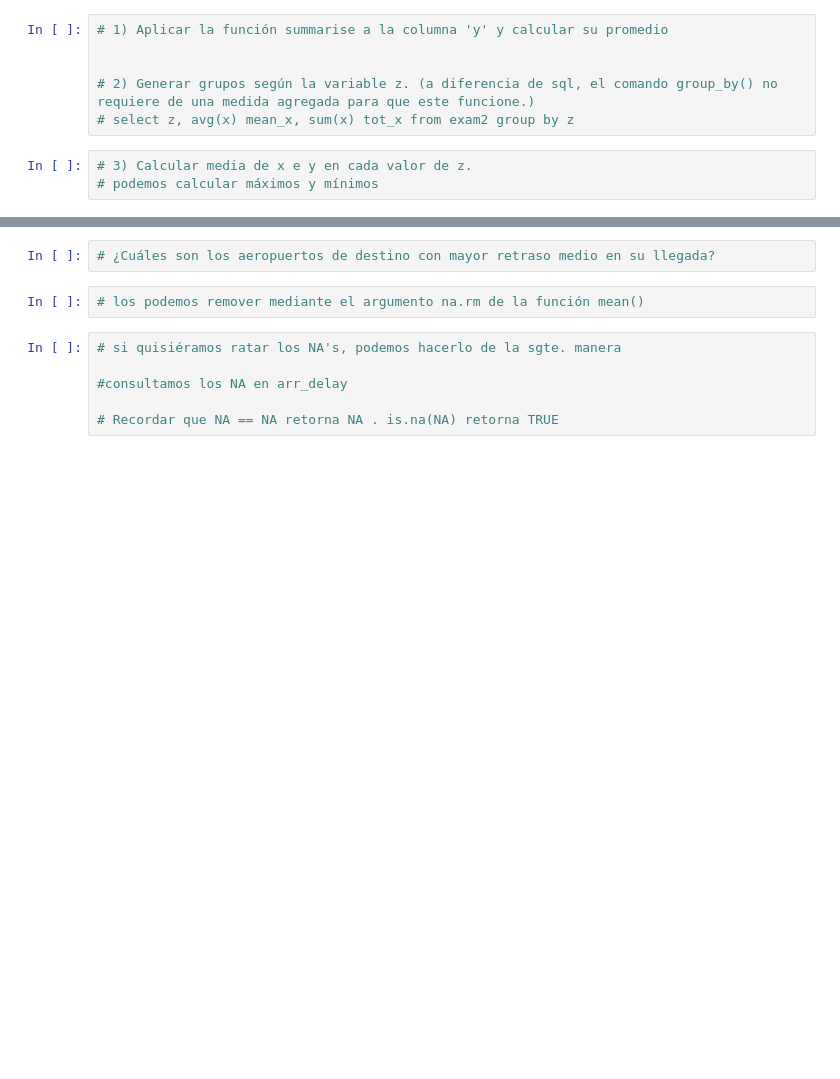
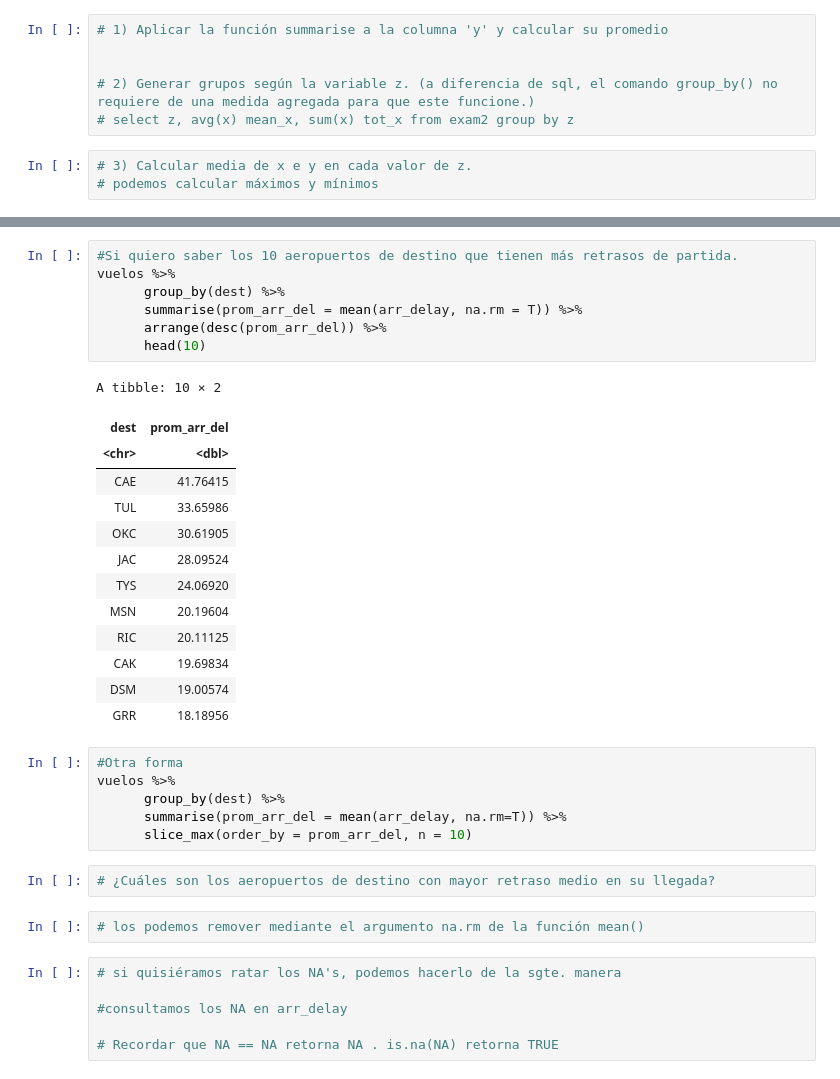
Before and after one commit to avineses/PUC_DBDC, a Jupyter notebook: Clase3/Clase3_01_manipulacion_de_tablas_I.ipynb, the cells around one changed output, grey strips where cells are left out. Cells and saved outputs as stored; diff of their text form; blank space fills up the shorter version.

```diff
--- a/Clase3/Clase3_01_manipulacion_de_tablas_I.ipynb
+++ b/Clase3/Clase3_01_manipulacion_de_tablas_I.ipynb
@@ -626,3 +728,30 @@ exam2
+# %%
+#Si quiero saber los 10 aeropuertos de destino que tienen más retrasos de partida.
+vuelos %>%
+      group_by(dest) %>%
+      summarise(prom_arr_del = mean(arr_delay, na.rm = T)) %>%
+      arrange(desc(prom_arr_del)) %>%
+      head(10)
+# %% [output]
+A tibble: 10 × 2
+| dest | prom_arr_del |
+| <chr> | <dbl> |
+| CAE | 41.76415 |
+| TUL | 33.65986 |
+| OKC | 30.61905 |
+| JAC | 28.09524 |
+| TYS | 24.06920 |
+| MSN | 20.19604 |
+| RIC | 20.11125 |
+| CAK | 19.69834 |
+| DSM | 19.00574 |
+| GRR | 18.18956 |
+# %%
+#Otra forma
+vuelos %>%
+      group_by(dest) %>%
+      summarise(prom_arr_del = mean(arr_delay, na.rm=T)) %>%
+      slice_max(order_by = prom_arr_del, n = 10)
 # %%
 # ¿Cuáles son los aeropuertos de destino con mayor retraso medio en su llegada?
 # %%
```
Also changed, not shown: parts of 15 cells of this notebook.
